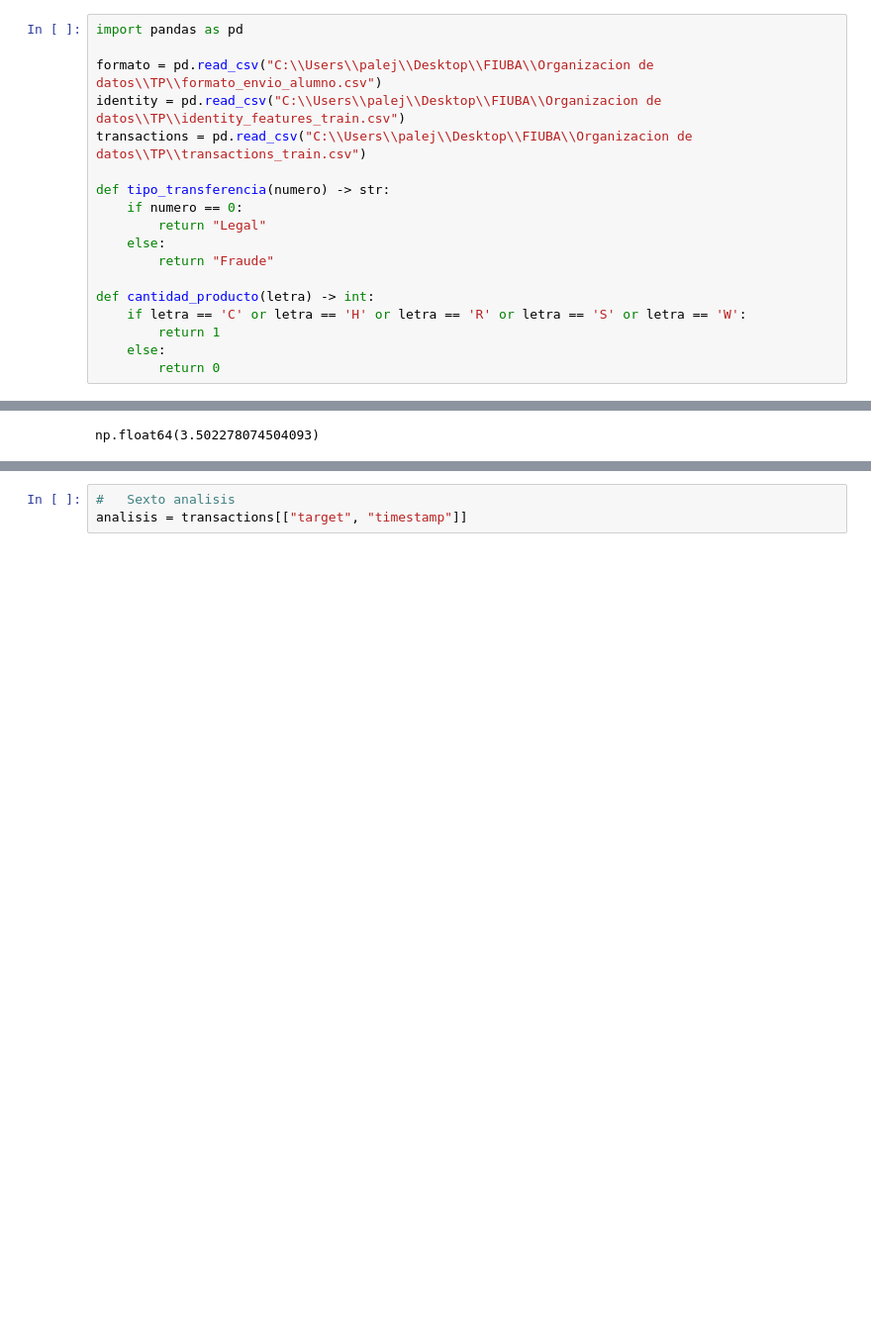
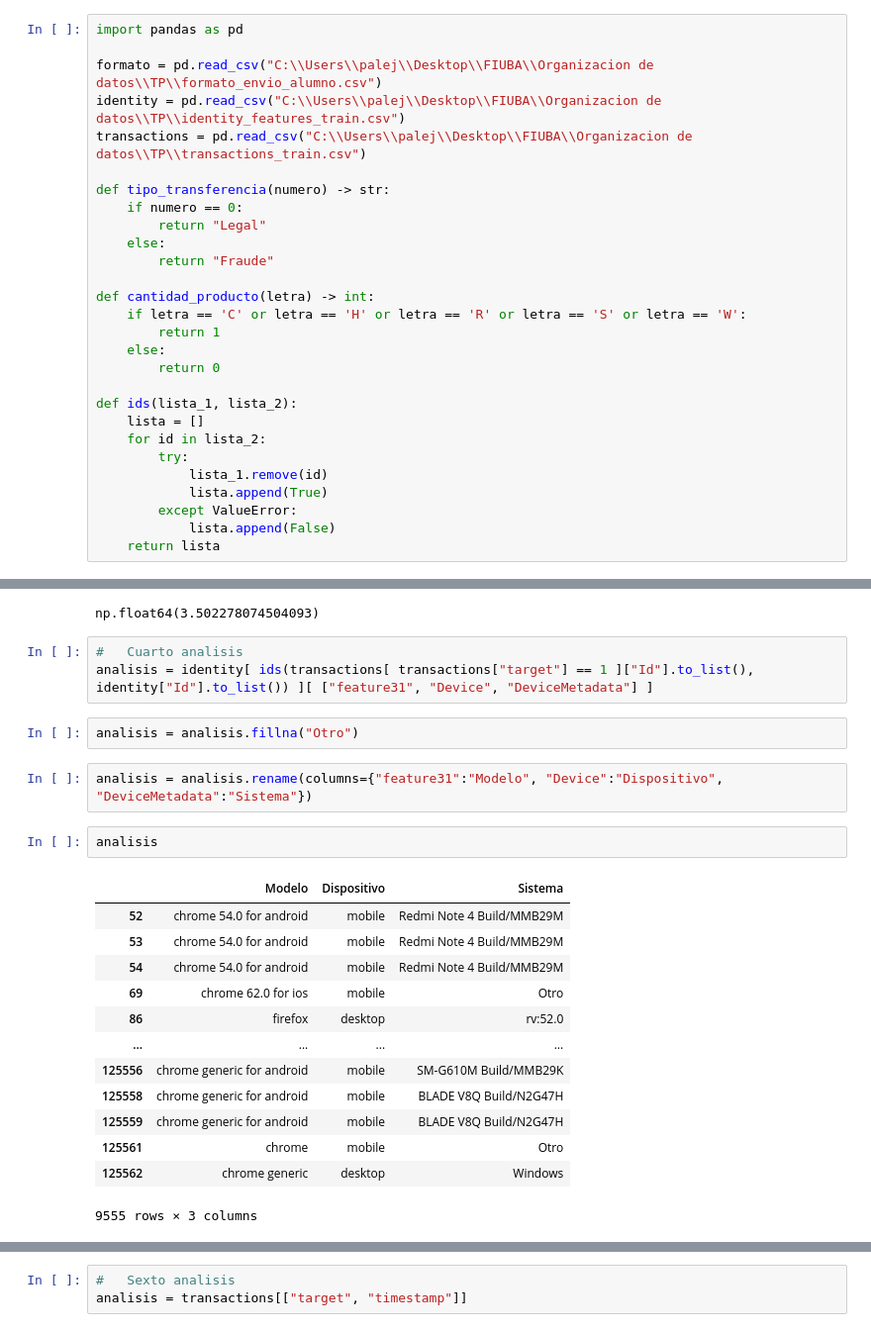
Before and after one commit to Brucejr09/Org-de-Datos-106828, a Jupyter notebook: analisis.ipynb, the cells around one changed output, grey strips where cells are left out. Shown: that part at 99% size. Drawn from its saved outputs; the diff is of its cells as text; blank space fills up the shorter version.

Commit message:
Genero el cuarto analisis

```diff
--- a/analisis.ipynb
+++ b/analisis.ipynb
@@ -16,6 +16,16 @@ def cantidad_producto(letra) -> int:
         return 1
     else:
         return 0
+
+def ids(lista_1, lista_2):
+    lista = []
+    for id in lista_2:
+        try:
+            lista_1.remove(id)
+            lista.append(True)
+        except ValueError:
+            lista.append(False)
+    return lista
 # %%
 formato
 # %% [output]
@@ -147,3 +157,26 @@ analisis_cantidad
 analisis_cantidad.Fraude.sum() * 100 / analisis_cantidad.Total.sum()
 # %% [output]
 np.float64(3.502278074504093)
+# %%
+#   Cuarto analisis
+analisis = identity[ ids(transactions[ transactions["target"] == 1 ]["Id"].to_list(), identity["Id"].to_list()) ][ ["feature31", "Device", "DeviceMetadata"] ]
+# %%
+analisis = analisis.fillna("Otro")
+# %%
+analisis = analisis.rename(columns={"feature31":"Modelo", "Device":"Dispositivo", "DeviceMetadata":"Sistema"})
+# %%
+analisis
+# %% [output]
+|  | Modelo | Dispositivo | Sistema |
+| 52 | chrome 54.0 for android | mobile | Redmi Note 4 Build/MMB29M |
+| 53 | chrome 54.0 for android | mobile | Redmi Note 4 Build/MMB29M |
+| 54 | chrome 54.0 for android | mobile | Redmi Note 4 Build/MMB29M |
+| 69 | chrome 62.0 for ios | mobile | Otro |
+| 86 | firefox | desktop | rv:52.0 |
+| ... | ... | ... | ... |
+| 125556 | chrome generic for android | mobile | SM-G610M Build/MMB29K |
+| 125558 | chrome generic for android | mobile | BLADE V8Q Build/N2G47H |
+| 125559 | chrome generic for android | mobile | BLADE V8Q Build/N2G47H |
+| 125561 | chrome | mobile | Otro |
+| 125562 | chrome generic | desktop | Windows |
+9555 rows × 3 columns
```
Also changed, not shown: parts of 21 cells of this notebook, 1 other file.
